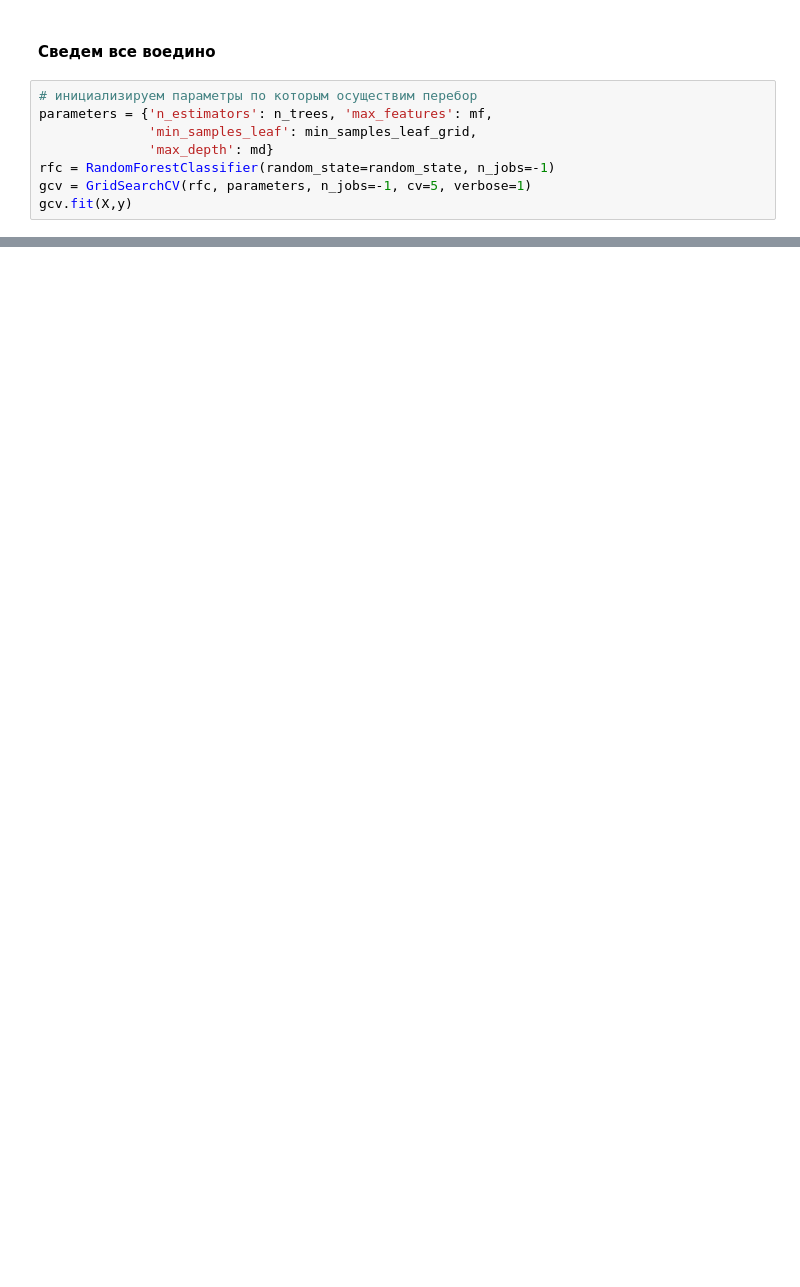
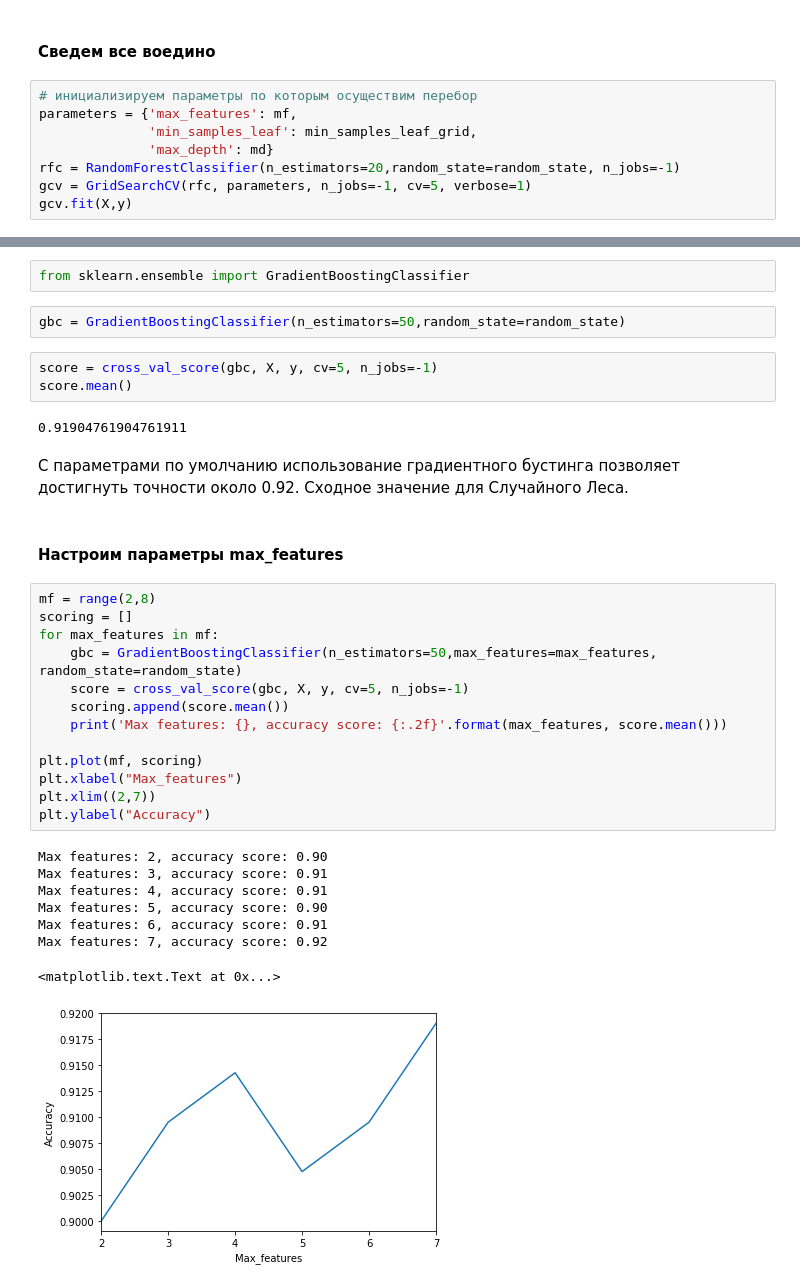
Before and after one commit to ademyanchuk/IntellSys, a Jupyter notebook: Lesson 1/Варианты/Вариант 8/Lab1.ipynb, the cells around one changed output, grey strips where cells are left out. Saved outputs shown, nothing was run; the diff lists cells and outputs as text; blank space fills up the shorter version.

```diff
--- a/Lesson 1/Варианты/Вариант 8/Lab1.ipynb
+++ b/Lesson 1/Варианты/Вариант 8/Lab1.ipynb
@@ -578,10 +613,10 @@ N_estimators: 150, accuracy score: 0.89
 #### Сведем все воедино
 # %%
 # инициализируем параметры по которым осуществим перебор
-parameters = {'n_estimators': n_trees, 'max_features': mf,
+parameters = {'max_features': mf,
               'min_samples_leaf': min_samples_leaf_grid,
               'max_depth': md}
-rfc = RandomForestClassifier(random_state=random_state, n_jobs=-1)
+rfc = RandomForestClassifier(n_estimators=20,random_state=random_state, n_jobs=-1)
 gcv = GridSearchCV(rfc, parameters, n_jobs=-1, cv=5, verbose=1)
 gcv.fit(X,y)
 # %% [output]
@@ -603,0 +666,35 @@ gcv.best_estimator_, gcv.best_score_
+# %%
+from sklearn.ensemble import GradientBoostingClassifier
+# %%
+gbc = GradientBoostingClassifier(n_estimators=50,random_state=random_state)
+# %%
+score = cross_val_score(gbc, X, y, cv=5, n_jobs=-1)
+score.mean()
+# %% [output]
+0.91904761904761911
+# %% [markdown]
+С параметрами по умолчанию использование градиентного бустинга позволяет достигнуть точности около 0.92. Сходное значение для Случайного Леса.
+# %% [markdown]
+#### Настроим параметры max_features
+# %%
+mf = range(2,8)
+scoring = []
+for max_features in mf:
+    gbc = GradientBoostingClassifier(n_estimators=50,max_features=max_features, random_state=random_state)
+    score = cross_val_score(gbc, X, y, cv=5, n_jobs=-1)
+    scoring.append(score.mean())
+    print('Max features: {}, accuracy score: {:.2f}'.format(max_features, score.mean()))
+
+plt.plot(mf, scoring)
+plt.xlabel("Max_features")
+plt.xlim((2,7))
+plt.ylabel("Accuracy")
+# %% [output]
+Max features: 2, accuracy score: 0.90
+Max features: 3, accuracy score: 0.91
+Max features: 4, accuracy score: 0.91
+Max features: 5, accuracy score: 0.90
+Max features: 6, accuracy score: 0.91
+Max features: 7, accuracy score: 0.92
+<matplotlib.text.Text at 0x...>
+[figure, added]
```
Also changed, not shown: parts of 39 cells of this notebook.
